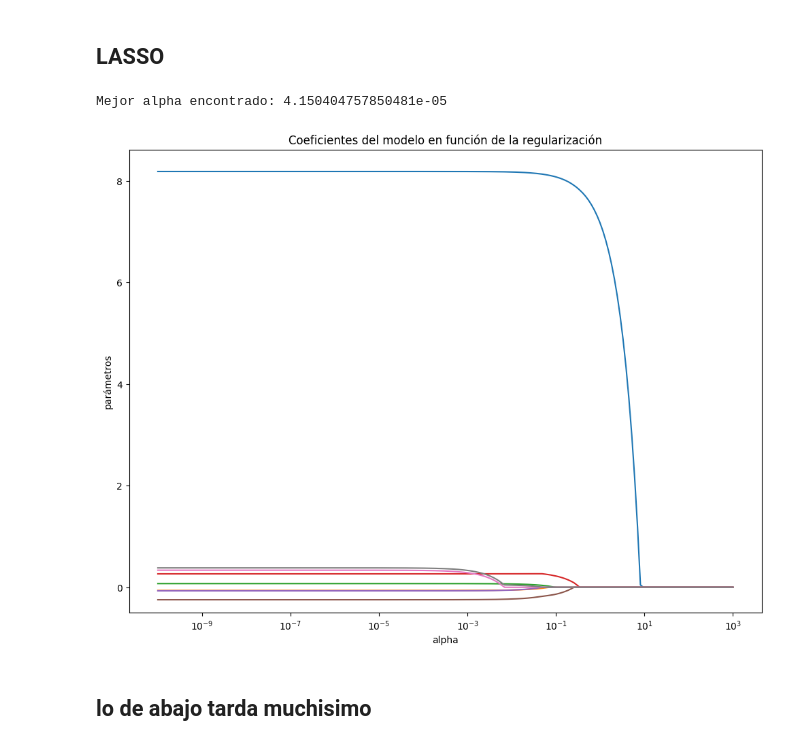
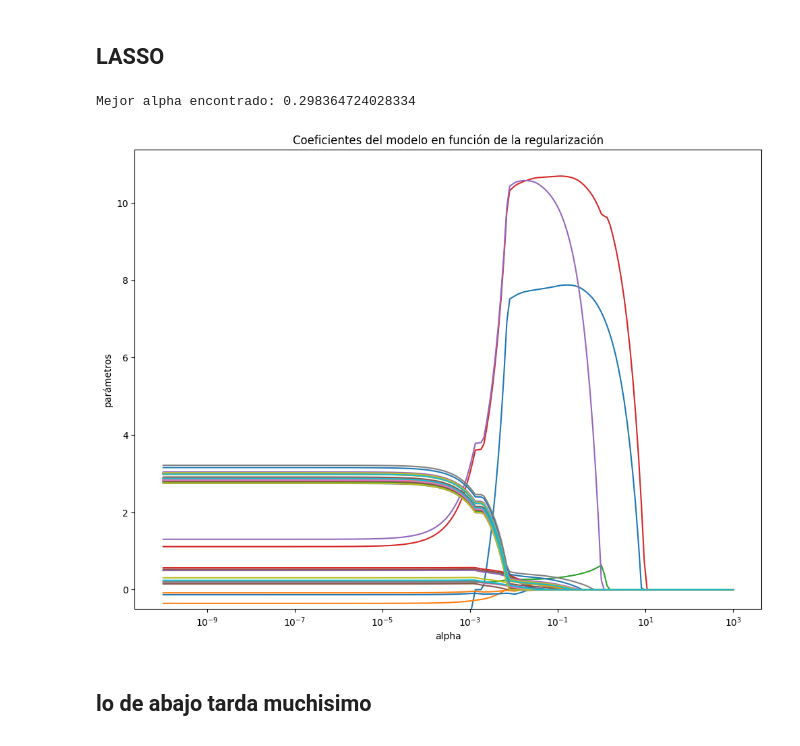
Before and after one commit to Flormezzano/TP-Regresion-AA1-2025C2-Mezzano-Perez-Tapia, a Jupyter notebook: TP-Regresion-AA1-2025C2-Mezzano-Pérez-Tapia.ipynb, the cells around one changed output. Saved outputs shown, nothing was run; the diff lists cells and outputs as text; code cells hidden in the pictures.

```diff
--- a/TP-Regresion-AA1-2025C2-Mezzano-Pérez-Tapia.ipynb
+++ b/TP-Regresion-AA1-2025C2-Mezzano-Pérez-Tapia.ipynb
@@ -579,8 +646,20 @@ Name: 170081, dtype: float64
 # %%
-from sklearn.compose import ColumnTransformer
 
-num_cols = ["distance_km"]
-cat_cols = ["is_holiday", "is_workday", "mañana", "tarde", "noche", "uber_comun", "uber_grande"]
+
+# Definimos columnas numéricas y categóricas
+num_cols = ["distance_km", "dist_x_short"]
+cat_cols = ["is_holiday", "is_workday", "uber_comun", "uber_grande", "mes_2", "mes_3", "mes_4", "mes_5", "mes_6", "mes_7", "mes_8",
+            "mes_9", "mes_10", "mes_11", "mes_12", "hora_0","hora_1", "hora_2", "hora_3", "hora_4", "hora_5", "hora_6", "hora_7", "hora_8",
+            "hora_9", "hora_10", "hora_11", "hora_12", "hora_13", "hora_14", "hora_15", "hora_16", "hora_17", "hora_18", "hora_19", "hora_20", "hora_21", "hora_22", "hora_23"]
+
+# Preprocesador: escalar numéricas, dejar pasar dummies
+preprocessor = ColumnTransformer(
+    transformers=[
+        ("num", StandardScaler(), num_cols),
+        ("cat", "passthrough", cat_cols)
+    ]
+)
+
 
 preprocessor = ColumnTransformer(
     transformers=[
@@ -591,15 +670,13 @@ preprocessor = ColumnTransformer(
 X_train_scaled = preprocessor.fit_transform(X_train)
 X_test_scaled = preprocessor.transform(X_test)
 # %%
-#imputar coordenadas con knn
-
-pipe_lr = Pipeline([
-    ("scaler", preprocessor),
-    ("model", LinearRegression())
-])
+pipe_lr = make_pipeline(
+    preprocessor,
+    LinearRegression()
+)
 
 # Entrenamos el pipeline con training set
-pipe_lr.fit(X_train, y_train)
+pipe_lr.fit(X=X_train, y = y_train)
 
 # Predicciones sobre train y test
 y_train_pred = pipe_lr.predict(X_train)
@@ -708,3 +791,7 @@ X_test_scaled  = scaler.transform(X_test)
+# %%
+X_train_scaled = preprocessor.fit_transform(X_train)  # solo X_train
+X_val_scaled   = preprocessor.transform(X_val)        # usar mismo scaler
+X_test_scaled  = preprocessor.transform(X_test)
 # %%
 X_train_scaled.shape, X_val_scaled.shape, X_test.shape
 # %% [output]
@@ -983,7 +1070,7 @@ RIDGE
 # %%
 
 modelo_ridge = RidgeCV(
-    alphas=np.logspace(-10, 2, 200),
+    alphas = np.logspace(-4, 4, 100),
     cv=5,
     fit_intercept=True,
 )
@@ -1113,25 +1203,25 @@ LASSO
 ---
 # %%
 from sklearn.linear_model import lasso_path
-modelo = LassoCV(alphas=np.logspace(-10, 3, 200), cv=10)
+modelo = LassoCV(alphas = np.logspace(-4, 4, 100), cv=10)
 modelo.fit(X_train_scaled, y_train.flatten())           #TODAVIA ME FALTA REPASAR DONDE VA X_VAL_SCALED
 print("Mejor alpha encontrado:", modelo.alpha_)
 
 # Usar lasso_path para obtener coeficientes en un rango de alphas
 alphas_lasso, coefs_lasso, _ = lasso_path(X_train_scaled, y_train.flatten(), alphas=np.logspace(-10, 3, 200))
 
 # Graficar
 fig, ax = plt.subplots(figsize=(12, 8.84))
 ax.plot(alphas_lasso, coefs_lasso.T)   # transponer para graficar cada coef
 ax.set_xscale('log')
 ax.set_ylim([-0.5, None])
 ax.set_xlabel('alpha')
 ax.set_ylabel('parámetros')
 ax.set_title('Coeficientes del modelo en función de la regularización')
 plt.show()
 # %% [output]
-Mejor alpha encontrado: 4.150404757850481e-05
+Mejor alpha encontrado: 0.298364724028334
-[figure, old version]
+[figure, new version]
 # %% [markdown]
 lo de abajo tarda muchisimo
 ---
```
Also changed, not shown: parts of 57 cells of this notebook.
